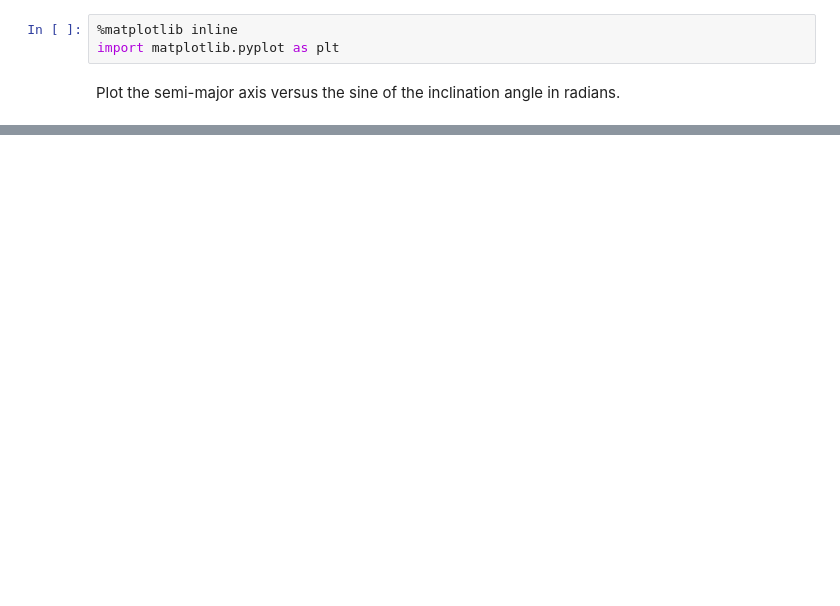
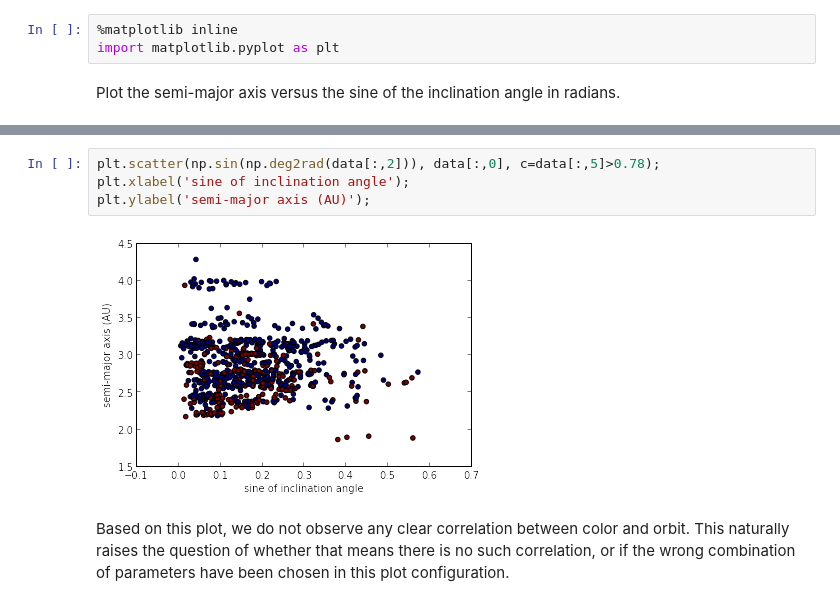
Before and after one commit to yixinmao/2014_fall_ASTR599, a Jupyter notebook: cosmoharrigan/HW1.ipynb, the cells around one changed output, grey strips where cells are left out. Drawn from its saved outputs; the diff is of its cells as text; blank space fills up the shorter version.

```diff
--- a/cosmoharrigan/HW1.ipynb
+++ b/cosmoharrigan/HW1.ipynb
@@ -102,0 +102,8 @@ To do: Compare what you found to plots in [Parker et al. 2008](http://adsabs.har
+# %%
+plt.scatter(np.sin(np.deg2rad(data[:,2])), data[:,0], c=data[:,5]>0.78);
+plt.xlabel('sine of inclination angle');
+plt.ylabel('semi-major axis (AU)');
+# %% [output]
+[figure, added]
+# %% [markdown]
+Based on this plot, we do not observe any clear correlation between color and orbit. This naturally raises the question of whether that means there is no such correlation, or if the wrong combination of parameters have been chosen in this plot configuration.
```
Also changed, not shown: parts of 10 cells of this notebook.
